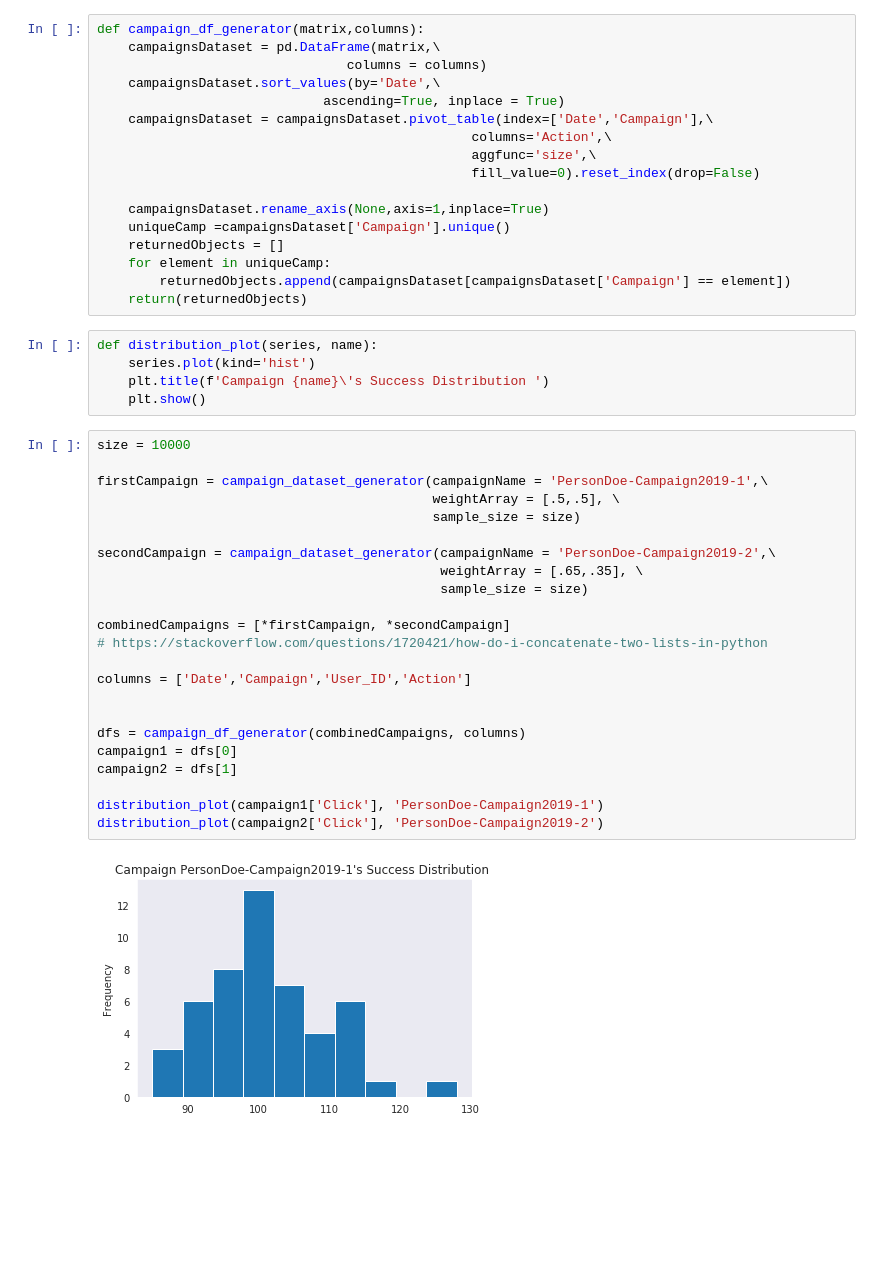
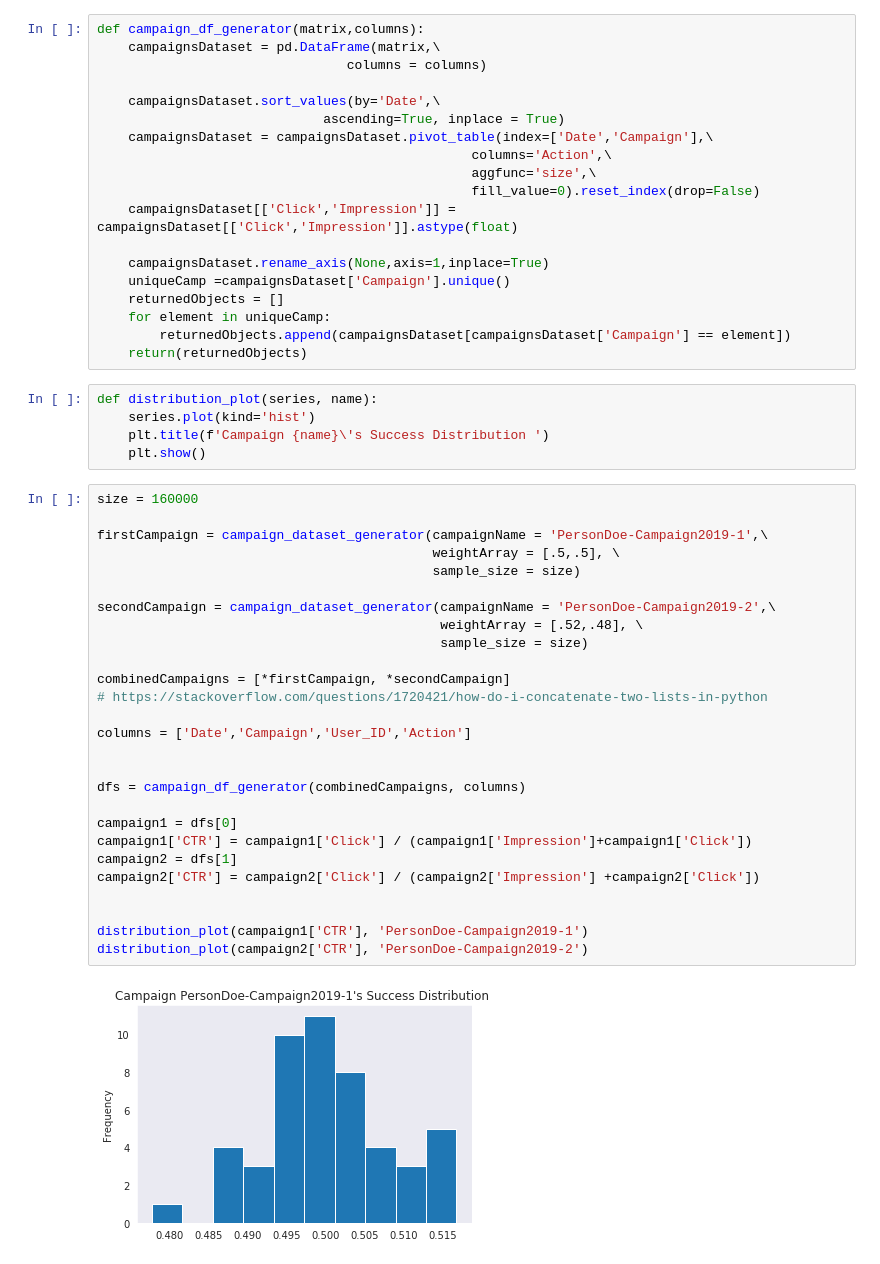
Before and after one commit to CloudChaoszero/Presentations, a Jupyter notebook: PyBayTalks/2019/AB-Testing-Python/Code/ABTesting.ipynb, the cells around one changed output. Saved outputs shown, nothing was run; the diff lists cells and outputs as text; blank space fills up the shorter version.

```diff
--- a/PyBayTalks/2019/AB-Testing-Python/Code/ABTesting.ipynb
+++ b/PyBayTalks/2019/AB-Testing-Python/Code/ABTesting.ipynb
@@ -686,12 +685,14 @@ def campaign_dataset_generator(campaignName = 'PersonDoe-Campaign2019-1' , weigh
 def campaign_df_generator(matrix,columns):
     campaignsDataset = pd.DataFrame(matrix,\
                                 columns = columns)
+
     campaignsDataset.sort_values(by='Date',\
                              ascending=True, inplace = True)
     campaignsDataset = campaignsDataset.pivot_table(index=['Date','Campaign'],\
                                                 columns='Action',\
                                                 aggfunc='size',\
                                                 fill_value=0).reset_index(drop=False)
+    campaignsDataset[['Click','Impression']] = campaignsDataset[['Click','Impression']].astype(float)
 
     campaignsDataset.rename_axis(None,axis=1,inplace=True)
     uniqueCamp =campaignsDataset['Campaign'].unique()
@@ -705,27 +706,31 @@ def distribution_plot(series, name):
     plt.title(f'Campaign {name}\'s Success Distribution ')
     plt.show()
 # %%
-size = 10000
+size = 160000
 
 firstCampaign = campaign_dataset_generator(campaignName = 'PersonDoe-Campaign2019-1',\
                                            weightArray = [.5,.5], \
                                            sample_size = size)
 
 secondCampaign = campaign_dataset_generator(campaignName = 'PersonDoe-Campaign2019-2',\
-                                            weightArray = [.65,.35], \
+                                            weightArray = [.52,.48], \
                                             sample_size = size)
 
 combinedCampaigns = [*firstCampaign, *secondCampaign]
 # https://stackoverflow.com/questions/1720421/how-do-i-concatenate-two-lists-in-python
 
 columns = ['Date','Campaign','User_ID','Action']
 
 
 dfs = campaign_df_generator(combinedCampaigns, columns)
+
 campaign1 = dfs[0]
+campaign1['CTR'] = campaign1['Click'] / (campaign1['Impression']+campaign1['Click'])
 campaign2 = dfs[1]
+campaign2['CTR'] = campaign2['Click'] / (campaign2['Impression'] +campaign2['Click'])
 
-distribution_plot(campaign1['Click'], 'PersonDoe-Campaign2019-1')
-distribution_plot(campaign2['Click'], 'PersonDoe-Campaign2019-2')
+
+distribution_plot(campaign1['CTR'], 'PersonDoe-Campaign2019-1')
+distribution_plot(campaign2['CTR'], 'PersonDoe-Campaign2019-2')
 # %% [output]
-[figure, old version]
+[figure, new version]
```
Also changed, not shown: parts of 19 cells of this notebook.
